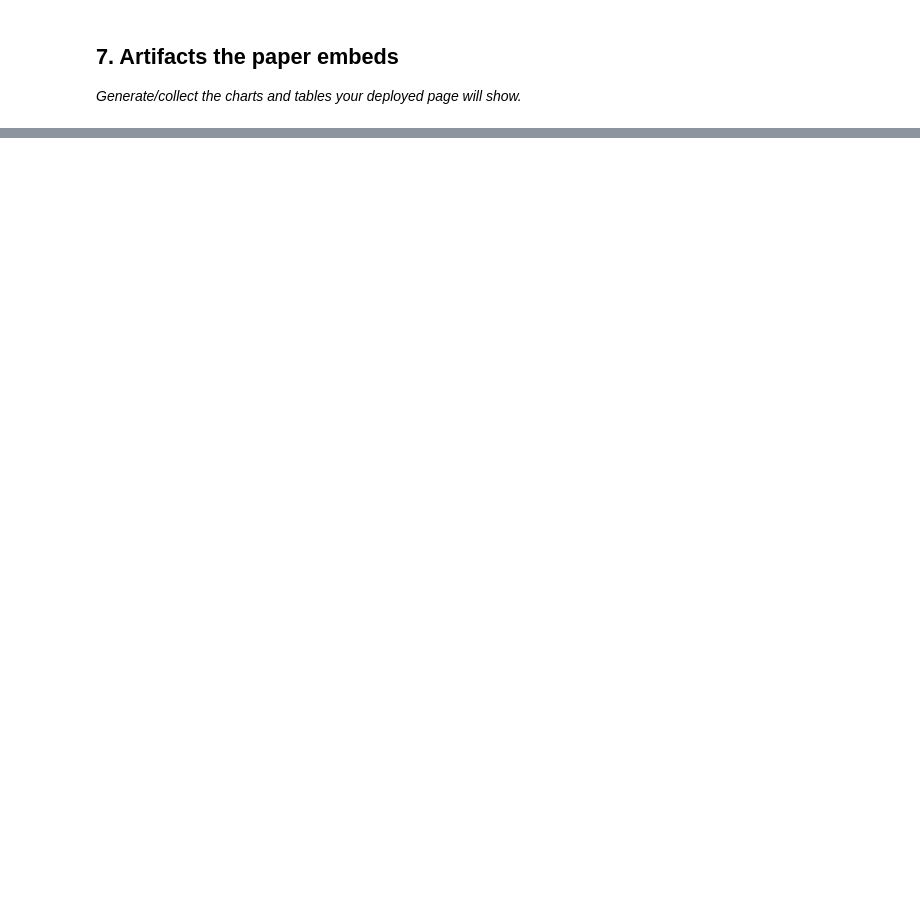
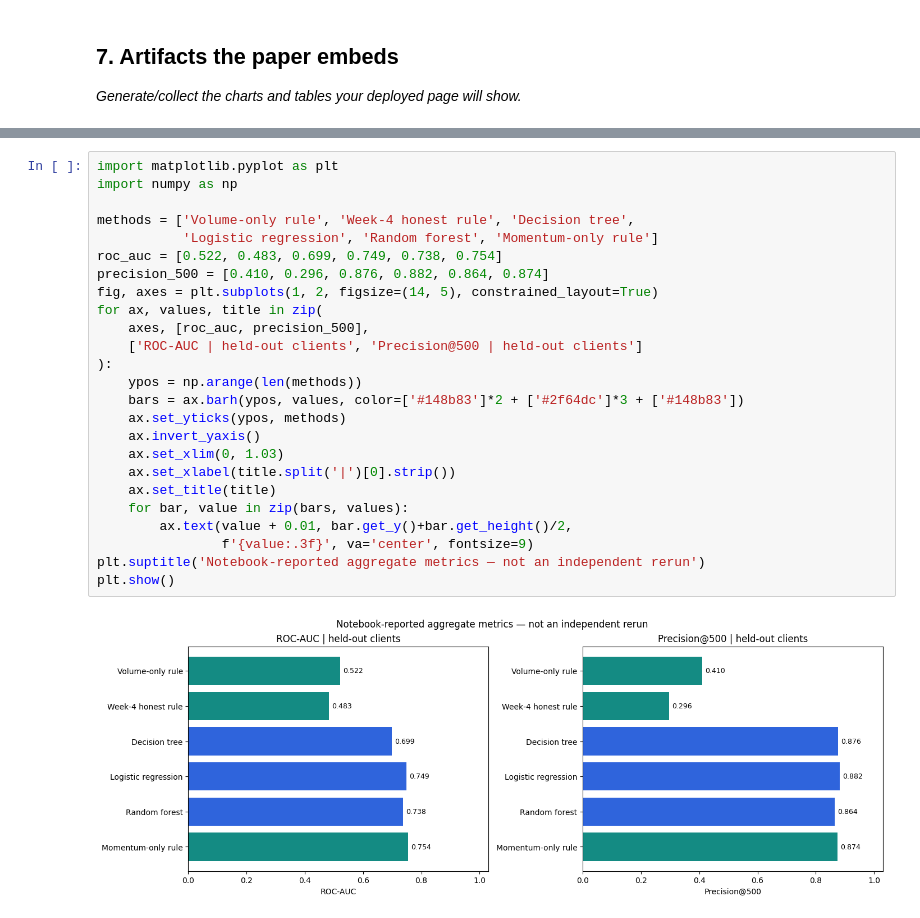
Before and after one commit to yasmeenmh90-beep/flyrank-ml-internship-starter, a Jupyter notebook: work/notebooks/capstone.ipynb, the cells around one changed output, grey strips where cells are left out. Saved outputs shown, nothing was run; the diff lists cells and outputs as text; blank space fills up the shorter version.

```diff
--- a/work/notebooks/capstone.ipynb
+++ b/work/notebooks/capstone.ipynb
@@ -36,0 +191,27 @@ This skeleton is yours to fill. Work the sections **in order** — each one has
+# %%
+import matplotlib.pyplot as plt
+import numpy as np
+
+methods = ['Volume-only rule', 'Week-4 honest rule', 'Decision tree',
+           'Logistic regression', 'Random forest', 'Momentum-only rule']
+roc_auc = [0.522, 0.483, 0.699, 0.749, 0.738, 0.754]
+precision_500 = [0.410, 0.296, 0.876, 0.882, 0.864, 0.874]
+fig, axes = plt.subplots(1, 2, figsize=(14, 5), constrained_layout=True)
+for ax, values, title in zip(
+    axes, [roc_auc, precision_500],
+    ['ROC-AUC | held-out clients', 'Precision@500 | held-out clients']
+):
+    ypos = np.arange(len(methods))
+    bars = ax.barh(ypos, values, color=['#148b83']*2 + ['#2f64dc']*3 + ['#148b83'])
+    ax.set_yticks(ypos, methods)
+    ax.invert_yaxis()
+    ax.set_xlim(0, 1.03)
+    ax.set_xlabel(title.split('|')[0].strip())
+    ax.set_title(title)
+    for bar, value in zip(bars, values):
+        ax.text(value + 0.01, bar.get_y()+bar.get_height()/2,
+                f'{value:.3f}', va='center', fontsize=9)
+plt.suptitle('Notebook-reported aggregate metrics — not an independent rerun')
+plt.show()
+# %% [output]
+[figure, added]
```
Also changed, not shown: parts of 18 cells of this notebook.
